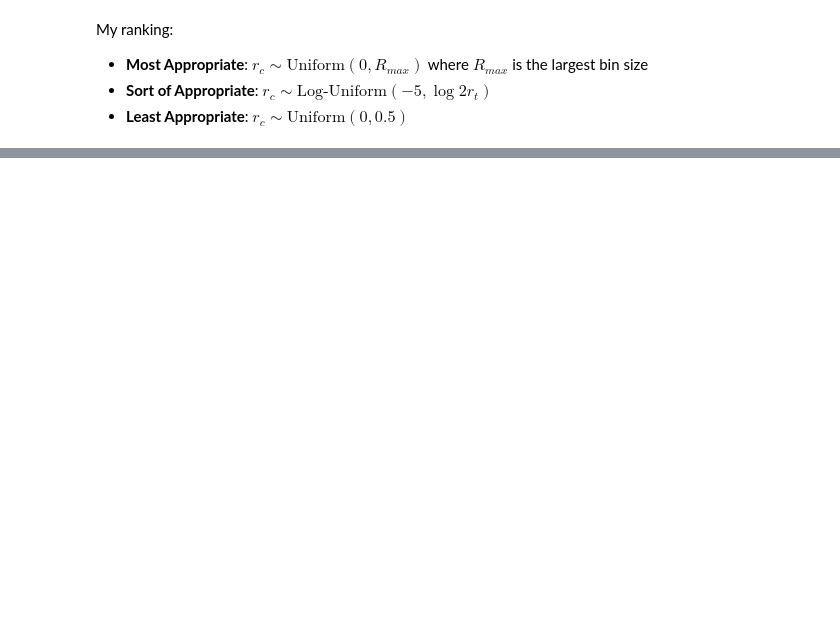
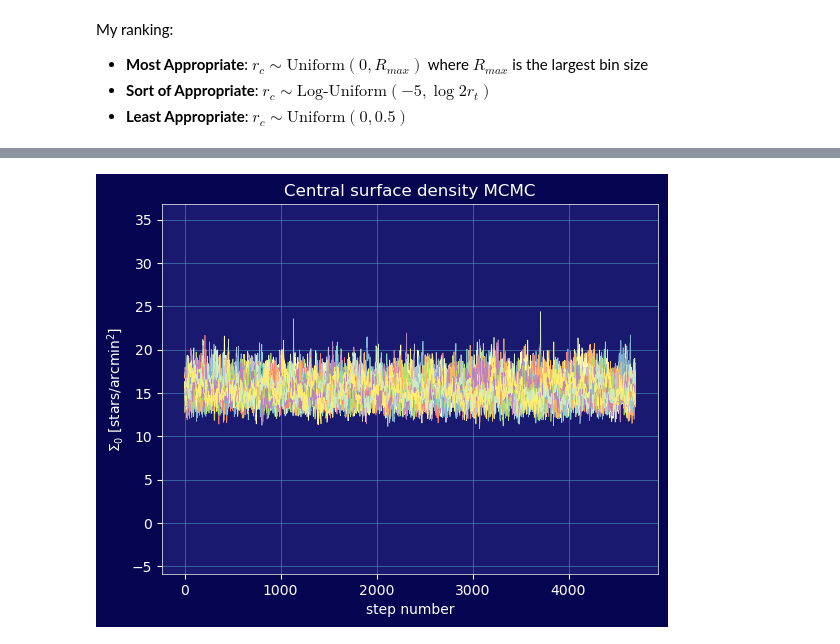
Before and after one commit to lea-y01/phys_stats, a Jupyter notebook: assignments/assignment_2/assignment2_V2.ipynb, the cells around one changed output, grey strips where cells are left out. Drawn from its saved outputs; the diff is of its cells as text; code cells hidden in the pictures; blank space fills up the shorter version.

```diff
--- a/assignments/assignment_2/assignment2_V2.ipynb
+++ b/assignments/assignment_2/assignment2_V2.ipynb
@@ -1432,0 +1519,83 @@ For all of the reasons that have already been discussed, having a distribution a
+# %%
+# ------ same parameters as previous except for new burn in  ------
+n_dimensions = 3 # for the three theta values
+n_walkers_init = 20 # number of chains
+n_steps_init = 5000 # steps per chain
+n_burned_init = 300 # burn in steps
+total_steps = n_steps_init * n_walkers_init
+print('Initial Parameters for MCMC: \n----------------------------')
+print(f'Walkers: {n_walkers_init}')
+print(f'Steps per chain: {n_steps_init}')
+print(f'Burned steps per chain: {n_burned_init}')
+print(f'Total Steps: {total_steps}')
+
+# ------ choosing starting position ------
+sigma_30 = Counts_30 / Areas_30
+sigma_30_bg = np.mean(sigma_30[-5:])
+sigma_0_guess = np.max(sigma_30 - sigma_30_bg)
+# THIS IS NEW
+# first position guesses:
+first_pos_guesses = np.array([sigma_0_guess, 3, R_max])
+
+# ------ define new randomizer ------
+
+rng = np.random.default_rng(44)
+def get_randomized_inf_check_new(starting_theta, n_walkers, n_dims):
+    '''Just making this in case I need to re-generate the random sample with different emcee params
+    COME BACK AND ANNOTATE THIS FUNCTION
+    '''
+    # randomize position
+    position = starting_theta + 0.1*rng.standard_normal(size=(n_walkers, n_dims)) # variance of 10^-2
+
+    # this is a little while bit that makes sure things are within the bounds of the prior
+    # and resamples if it has an infinite output
+    out_of_bounds = ~np.isfinite([joint_prior_prob_new(pos, 10) for pos in position])
+    while np.any(out_of_bounds): # this just makes sure
+        position[out_of_bounds] = starting_theta + 0.1 * rng.standard_normal(size = (out_of_bounds.sum(), n_dims))
+        out_of_bounds = ~np.isfinite([joint_prior_prob_new(pos, 10) for pos in position])
+
+    return position
+
+# try out randomizer
+pos1 = get_randomized_inf_check_new(first_pos_guesses, n_walkers_init, n_dimensions)
+
+# ------ Run MCMC ------
+sampler = emcee.EnsembleSampler(n_walkers_init, n_dimensions, new_log_post)
+print("Sampler Running")
+sampler.run_mcmc(pos1, n_steps_init, progress = True)
+samples = sampler.get_chain(discard = 0, flat = False)
+
+# ------ plot the burned chains ------
+samples_burned_2 = sampler.get_chain(discard = burn_in, flat = False)
+titles = ["Central surface density", "Core radius", "Tidal radius"]
+variables = ["$\Sigma_0$", "$R_c$", "$R_t$"]
+dimensions = ["stars/arcmin$^2$", "arcmin", "arcmin"]
+print('MCMC Chains, Burn-out:')
+for i in range(0, 3):
+    plt.plot(samples_burned_2[:, :, i], alpha = 1, linewidth = 0.5)
+    plt.title(f"{titles[i]} MCMC")
+    plt.xlabel("step number")
+    plt.ylabel(f"{variables[i]} [{dimensions[i]}]")
+    plt.ylim(np.mean(samples_burned_2[:,:,i]) - 15*np.std(samples_burned_2[:,:,i]),
+             np.mean(samples_burned_2[:,:,i]) + 15*np.std(samples_burned_2[:,:,i])) # just to see a bit better
+    plt.show()
+
+# ------ do autocorrelation calculations ------
+
+n_steps_burnout = n_steps_init - burn_in
+taus = []
+N_effs = []
+taus_bigsample = []
+for i in range(3):
+    tau = emcee.autocorr.integrated_time(samples_burned_2[:,:,i], c = 5, tol = 50, quiet = False)
+    N_eff = n_steps_burnout/tau
+    tau_bigsample = tau*n_steps_burnout
+    # these will then be an array of times in order Sigma_0, R_c, R_t
+    taus.append(tau)
+    N_effs.append(N_eff)
+    taus_bigsample.append(tau_bigsample)
+
+print(f'Autocorrelation Times:\n---------------------- \nSigma_0: {taus[0]} \nR_c: {taus[1]} \nR_t: {taus[2]}\n')
+print(f'Effective Sample Sizes:\n----------------------- \nSigma_0: {N_effs[0]} \nR_c: {N_effs[1]} \nR_t: {N_effs[2]}\n')
+print(f'Times to achieve N_eff:\n----------------------- \nSigma_0: {taus_bigsample[0]} \nR_c: {taus_bigsample[1]} \nR_t: {taus_bigsample[2]}')
+# %% [output]
@@ -1432,0 +1610 @@ For all of the reasons that have already been discussed, having a distribution a
+[figure, added]
```
Also changed, not shown: parts of 63 cells of this notebook, 3 other files.
